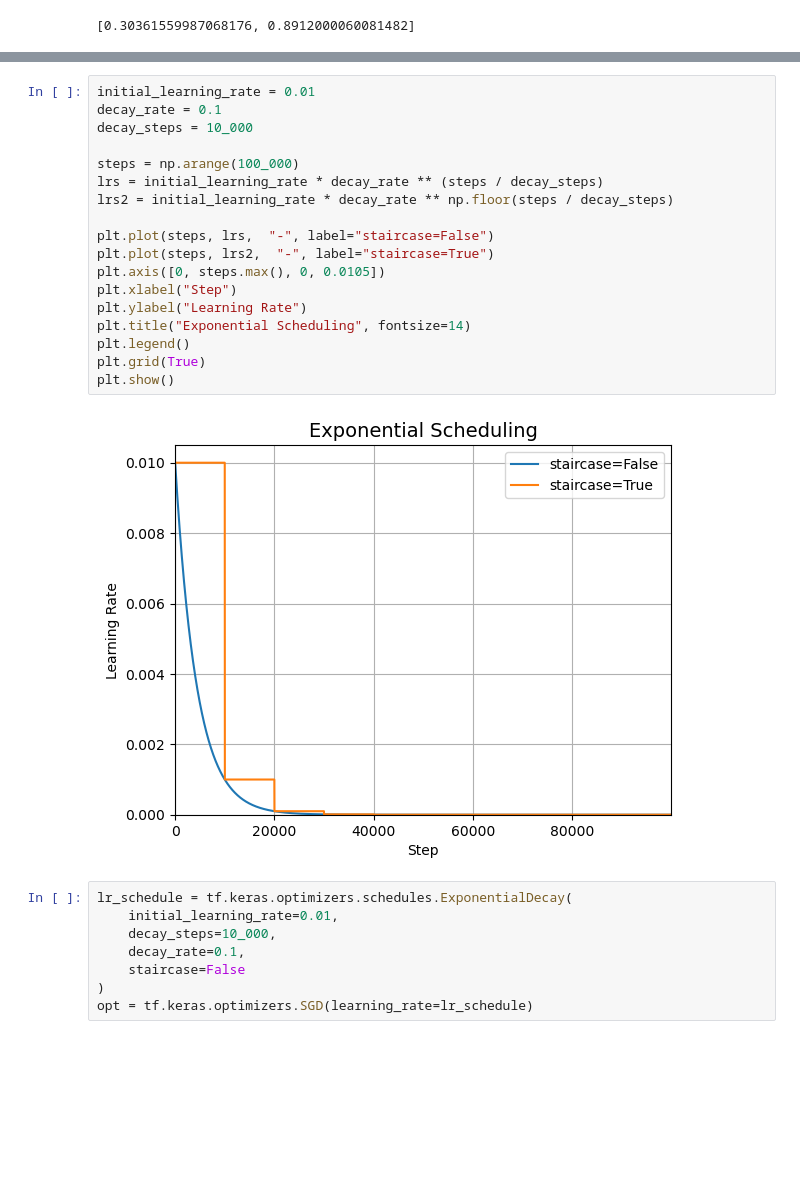
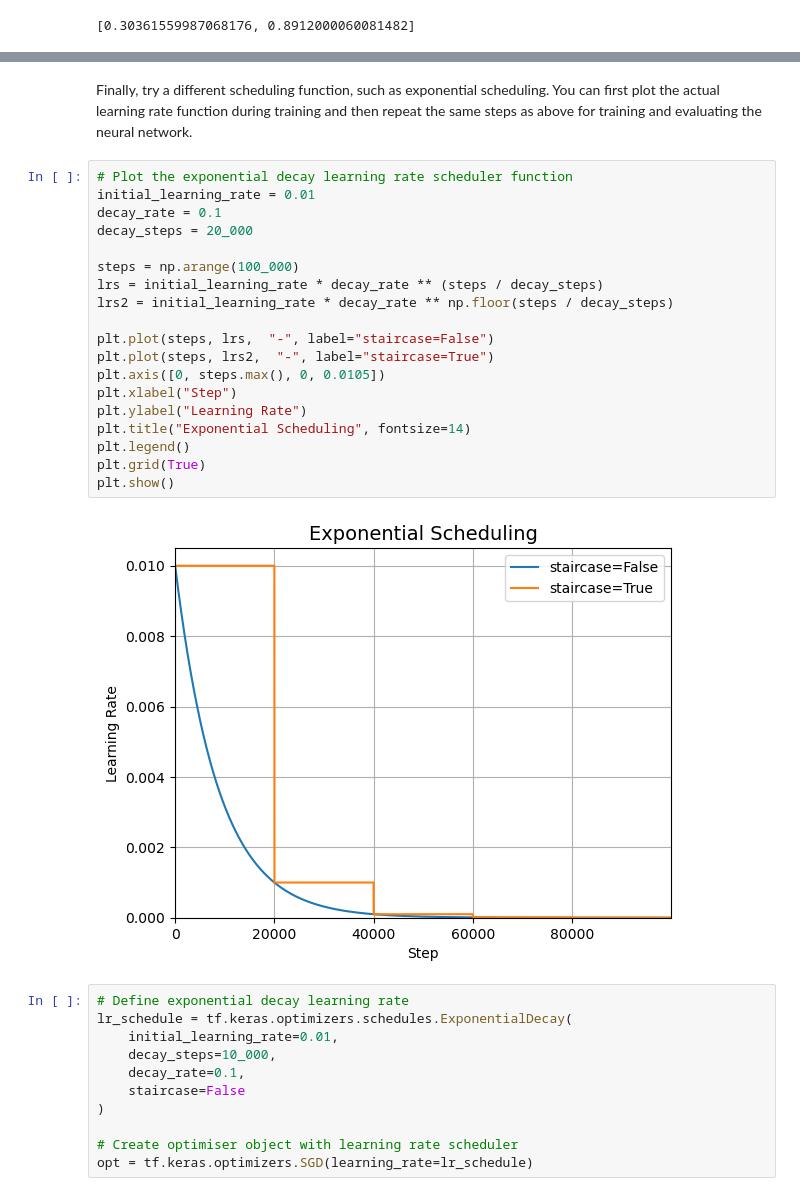
Before and after one commit to mdr-datascience/edu-repo, a Jupyter notebook: Python_Keras/keras-tutorial-3.ipynb, the cells around one changed output, grey strips where cells are left out. Saved outputs shown, nothing was run; the diff lists cells and outputs as text; blank space fills up the shorter version.

```diff
--- a/Python_Keras/keras-tutorial-3.ipynb
+++ b/Python_Keras/keras-tutorial-3.ipynb
@@ -191,30 +217,36 @@ saved_model.evaluate(X_valid, y_valid)
+# %% [markdown]
+Finally, try a different scheduling function, such as exponential scheduling. You can first plot the actual learning rate function during training and then repeat the same steps as above for training and evaluating the neural network.
 # %%
+# Plot the exponential decay learning rate scheduler function
 initial_learning_rate = 0.01
 decay_rate = 0.1
-decay_steps = 10_000
+decay_steps = 20_000
 
 steps = np.arange(100_000)
 lrs = initial_learning_rate * decay_rate ** (steps / decay_steps)
 lrs2 = initial_learning_rate * decay_rate ** np.floor(steps / decay_steps)
 
 plt.plot(steps, lrs,  "-", label="staircase=False")
 plt.plot(steps, lrs2,  "-", label="staircase=True")
 plt.axis([0, steps.max(), 0, 0.0105])
 plt.xlabel("Step")
 plt.ylabel("Learning Rate")
 plt.title("Exponential Scheduling", fontsize=14)
 plt.legend()
 plt.grid(True)
 plt.show()
 # %% [output]
-[figure, old version]
+[figure, new version]
 # %%
+# Define exponential decay learning rate
 lr_schedule = tf.keras.optimizers.schedules.ExponentialDecay(
     initial_learning_rate=0.01,
     decay_steps=10_000,
     decay_rate=0.1,
     staircase=False
 )
+
+# Create optimiser object with learning rate scheduler
 opt = tf.keras.optimizers.SGD(learning_rate=lr_schedule)
 # %%
 # Build and train model using specific hyperparameters
```
Also changed, not shown: parts of 26 cells of this notebook, 1 other file.
